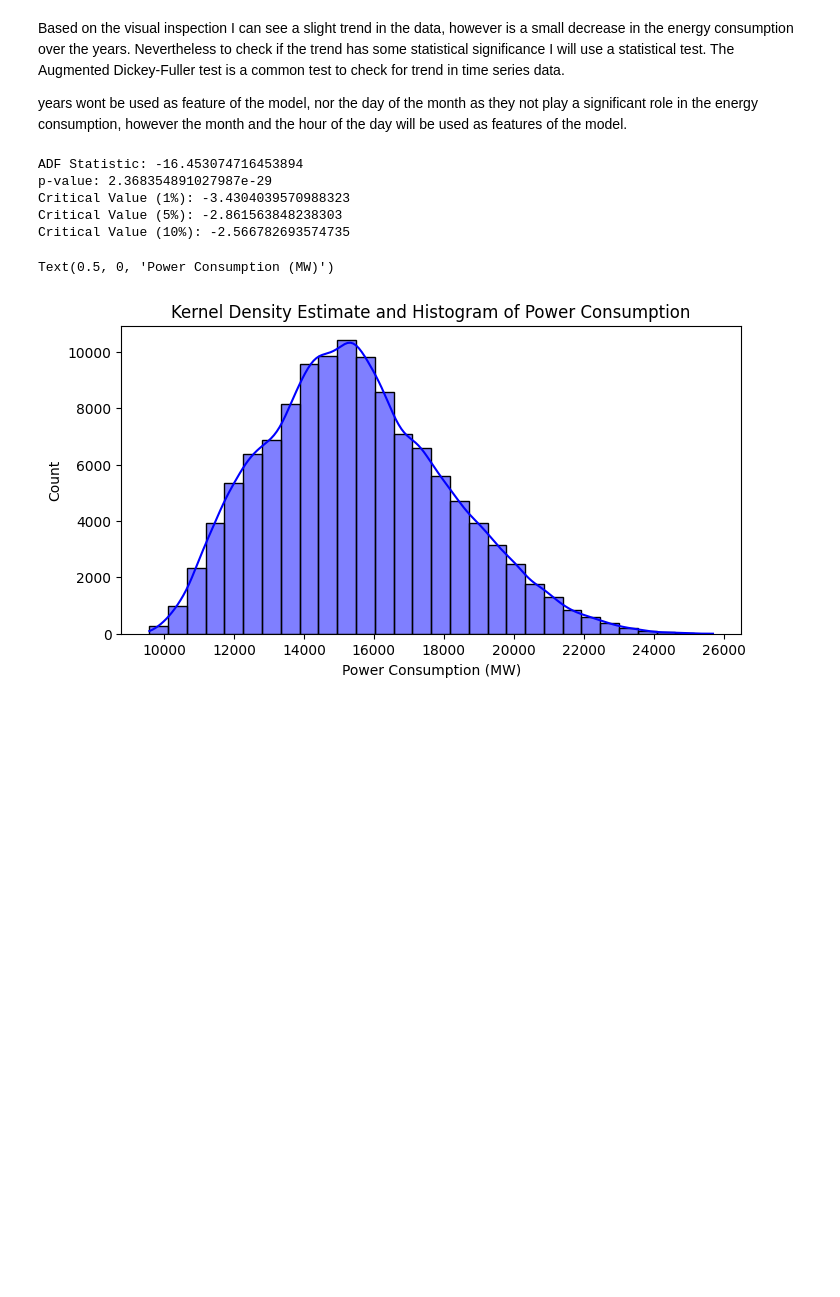
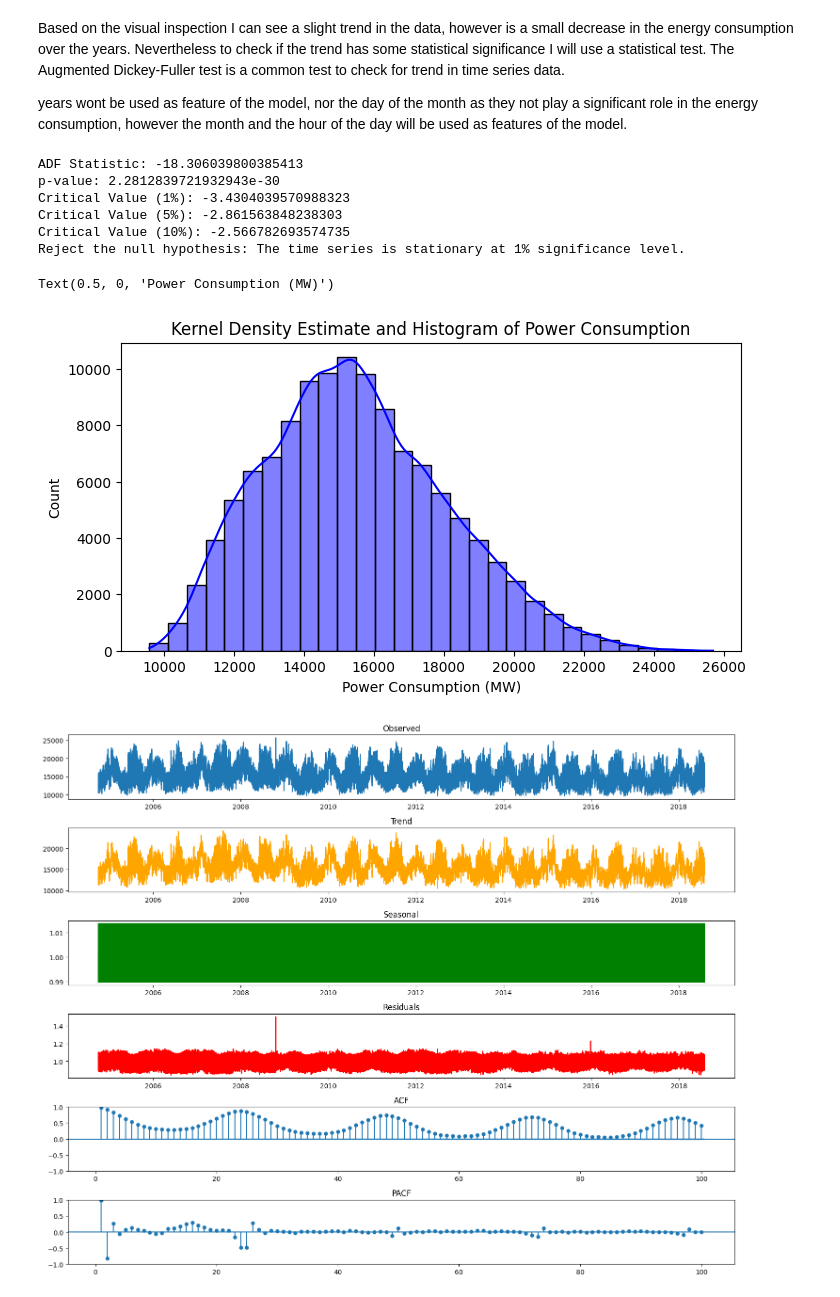
Before and after one commit to Hecramco/forecasting_examples, a Jupyter notebook: notebooks/time_series_forcasting_energy.ipynb, the cells around one changed output. Cells and saved outputs as stored; diff of their text form; code cells hidden in the pictures; blank space fills up the shorter version.

```diff
--- a/notebooks/time_series_forcasting_energy.ipynb
+++ b/notebooks/time_series_forcasting_energy.ipynb
@@ -70,6 +109,7 @@ henergy_df.info
 [121273 rows x 2 columns]>
 # %%
 henergy_df = henergy_df.set_index(henergy_df['Datetime'])
+henergy_df.sort_index(inplace=True)
 dates = henergy_df['Datetime']
 henergy_df_nprocessed = henergy_df.copy()
 henergy_df= henergy_df.drop(['Datetime'], axis=1)
@@ -186,21 +198,8 @@ Based on the visual inspection I can see a slight trend in the data, however is
 
 years wont be used as feature of the model, nor the day of the month as they not play a significant role in the energy consumption, however the month and the hour of the day will be used as features of the model.
 # %%
-from statsmodels.tsa.stattools import adfuller
 
-result = adfuller(henergy_df['AEP_MW'].values)
-adf_stat = result[0]
-p_val = result[1]
-crit_val_1 = result[4]['1%']
-crit_val_5 = result[4]['5%']
-crit_val_10 = result[4]['10%']
-
-print(f'ADF Statistic: {adf_stat}')
-print(f'p-value: {p_val}')
-print(f'Critical Value (1%): {crit_val_1}')
-print(f'Critical Value (5%): {crit_val_5}')
-print(f'Critical Value (10%): {crit_val_10}')
-
+analyse_ADF_sstats(adfuller(henergy_df['AEP_MW'].values))
 
 fig, ax = plt.subplots(figsize=(8, 4))
 # 5. Kernel Density Estimate and Histogram of Power Consumption
@@ -208,17 +207,38 @@ sns.histplot(henergy_df['AEP_MW'], bins=30, kde=True, ax=ax, color='blue', label
 ax.set_title('Kernel Density Estimate and Histogram of Power Consumption')
 ax.set_xlabel('Power Consumption (MW)')
 # %% [output]
-ADF Statistic: -16.453074716453894
-p-value: 2.368354891027987e-29
+ADF Statistic: -18.306039800385413
+p-value: 2.2812839721932943e-30
 Critical Value (1%): -3.4304039570988323
 Critical Value (5%): -2.861563848238303
 Critical Value (10%): -2.566782693574735
+Reject the null hypothesis: The time series is stationary at 1% significance level.
 Text(0.5, 0, 'Power Consumption (MW)')
 [figure]
 # %%
-# importing function
-from statsmodels.tsa.seasonal import seasonal_decompose
-import statsmodels.api as sm
 
-# creating trend object by assuming multiplicative model
-seasonal_decompose(henergy_df_nprocessed, model='multiplicative', period=12).plot()
+season_dec = seasonal_decompose(henergy_df_nprocessed['AEP_MW'], model='multiplicative', period=12)
+
+# Plotting decomposition + ACF/PACF
+fig, axs = plt.subplots(6, 1, figsize=(15, 12))
+
+axs[0].plot(season_dec.observed)
+axs[0].set_title('Observed')
+
+axs[1].plot(season_dec.trend, color='orange')
+axs[1].set_title('Trend')
+
+axs[2].plot(season_dec.seasonal, color='green')
+axs[2].set_title('Seasonal')
+
+axs[3].plot(season_dec.resid, color='red')
+axs[3].set_title('Residuals')
+
+n_lags = 100
+sm.graphics.tsa.plot_acf(henergy_df_nprocessed['AEP_MW'], lags=n_lags, ax=axs[4], title="ACF", zero=False)
+sm.graphics.tsa.plot_pacf(henergy_df_nprocessed['AEP_MW'], lags=n_lags , ax=axs[5], title="PACF", zero=False)
+
+fig.tight_layout()
+plt.show()
+# %% [output]
+[figure, added]
```
Also changed, not shown: parts of 30 cells of this notebook.
